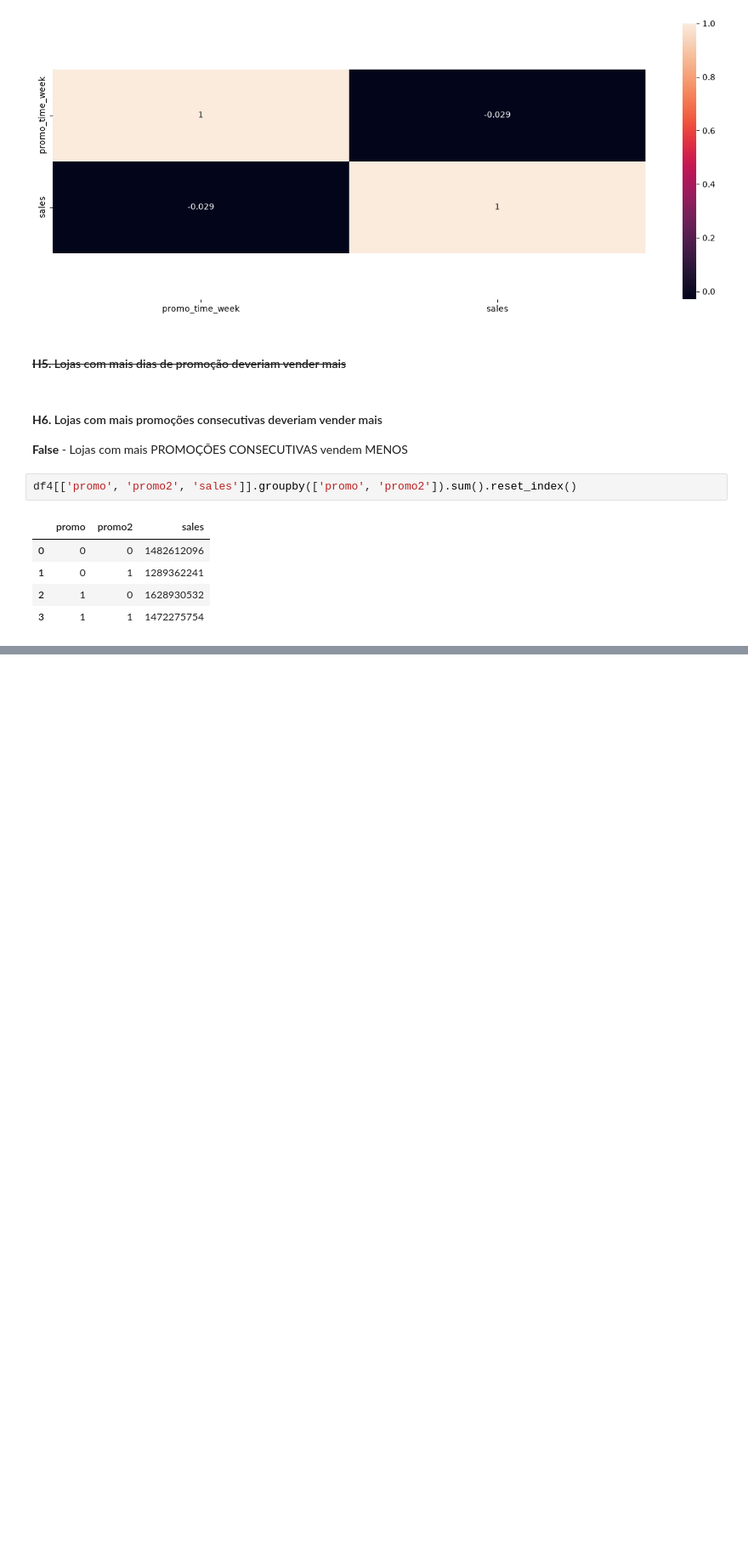
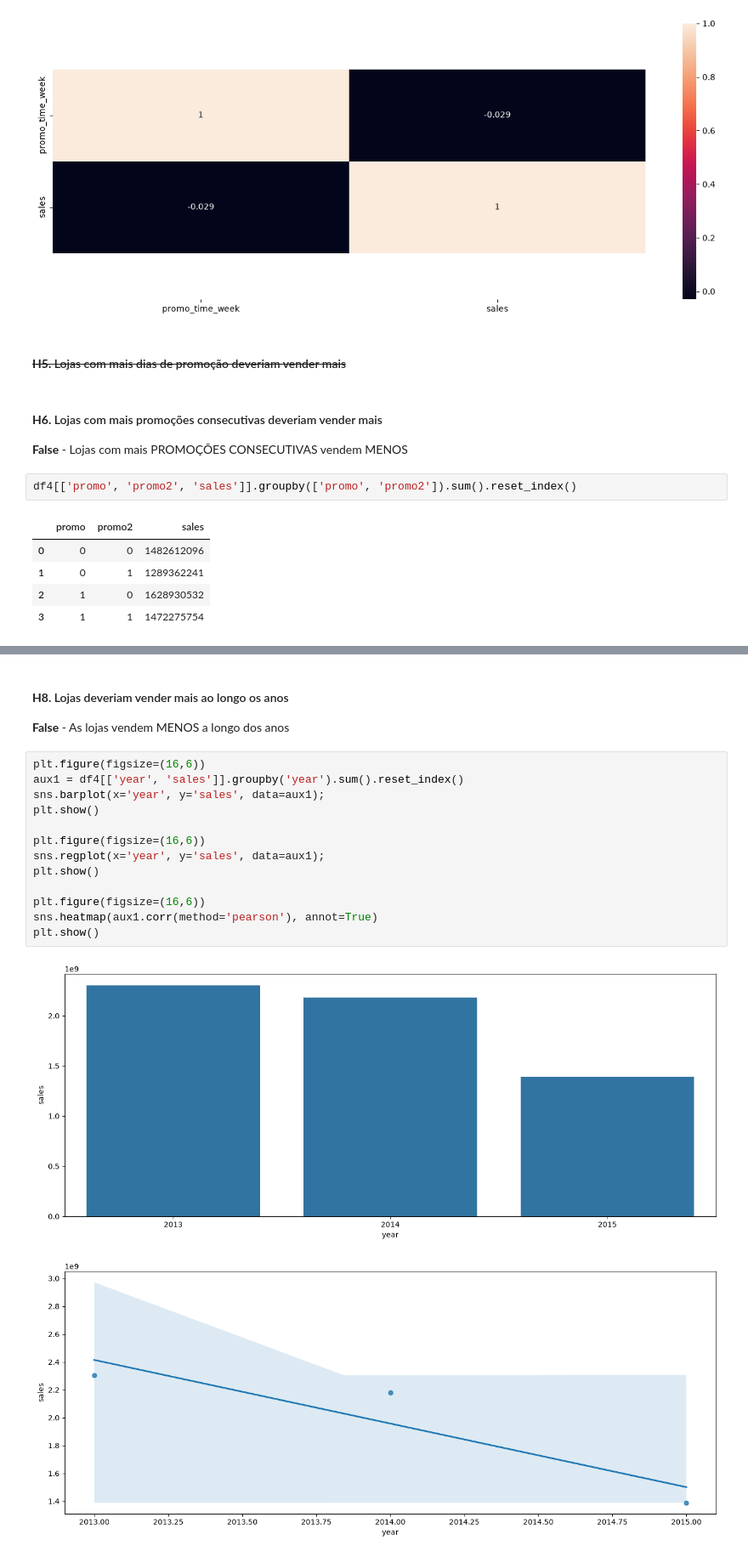
Before and after one commit to guigrandim/rossmann_store_sales, a Jupyter notebook: notebooks/datasets_analysis.ipynb, the cells around one changed output, grey strips where cells are left out. Shown at 85% size. Saved outputs shown, nothing was run; the diff lists cells and outputs as text; blank space fills up the shorter version.

```diff
--- a/notebooks/datasets_analysis.ipynb
+++ b/notebooks/datasets_analysis.ipynb
@@ -605,0 +627,20 @@ ax.legend(labels=['Tradicional & Extendida', 'Extendida'])
+# %% [markdown]
+#### **H8.** Lojas deveriam vender mais ao longo os anos
+
+**False** - As lojas vendem MENOS a longo dos anos
+# %%
+plt.figure(figsize=(16,6))
+aux1 = df4[['year', 'sales']].groupby('year').sum().reset_index()
+sns.barplot(x='year', y='sales', data=aux1);
+plt.show()
+
+plt.figure(figsize=(16,6))
+sns.regplot(x='year', y='sales', data=aux1);
+plt.show()
+
+plt.figure(figsize=(16,6))
+sns.heatmap(aux1.corr(method='pearson'), annot=True)
+plt.show()
+# %% [output]
+[figure, added]
+[figure, added]
```
Also changed, not shown: parts of 14 cells of this notebook.
